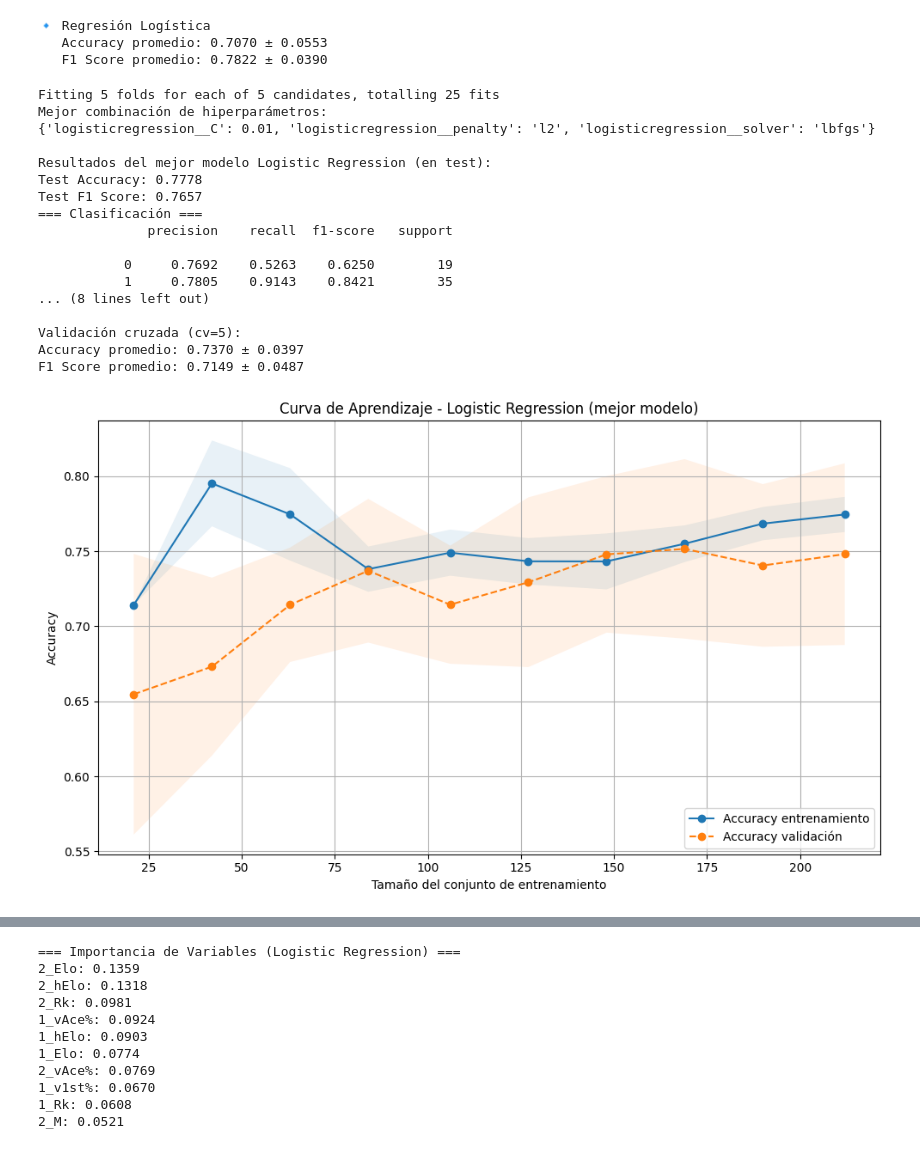
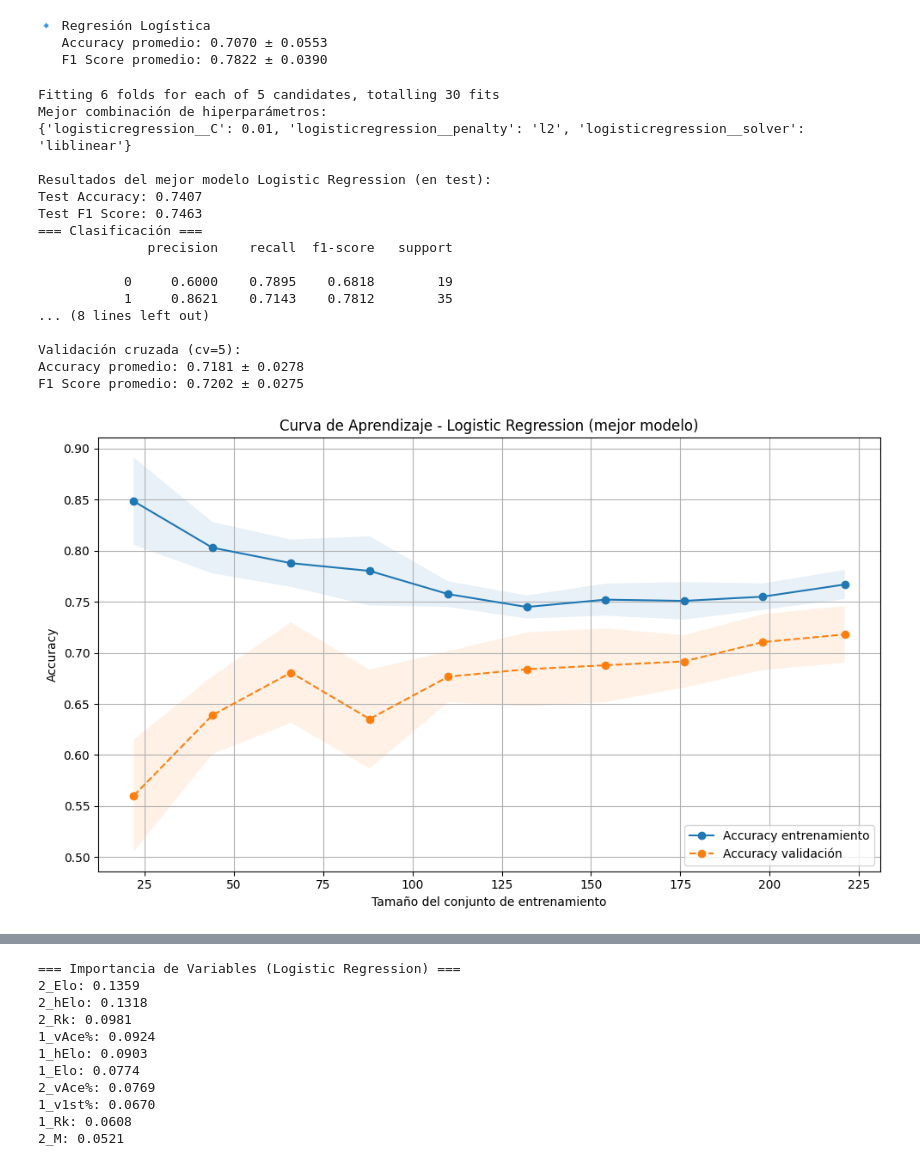
Before and after one commit to joseluis031/TFG_Tennis, a Jupyter notebook: copia3.ipynb, the cells around one changed output, grey strips where cells are left out. Saved outputs shown, nothing was run; the diff lists cells and outputs as text; code cells hidden in the pictures.

```diff
--- a/copia3.ipynb
+++ b/copia3.ipynb
@@ -391,19 +391,20 @@ print(f"   F1 Score promedio: {lr_f1.mean():.4f} ± {lr_f1.std():.4f}")
 # === 3. Definir pipeline y parámetros para GridSearch ===
 pipe = make_pipeline(
     StandardScaler(),
-    LogisticRegression(max_iter=1000, random_state=42)
+    LogisticRegression(max_iter=100, random_state=42)
 )
 
 param_grid = {
     'logisticregression__C': [0.01, 0.1, 1, 10, 100],  # valores típicos para regularización
     'logisticregression__penalty': ['l2'],
-    'logisticregression__solver': ['lbfgs']
+    'logisticregression__solver': ['liblinear'],  # solvers compatibles con l2
+
 }
 
 grid_search = GridSearchCV(
     pipe,
     param_grid,
-    cv=5,
+    cv=6,
     scoring='f1_weighted',
     n_jobs=-1,
     verbose=1
@@ -430,7 +431,7 @@ print("=== Matriz de confusión ===")
 print(confusion_matrix(y_test, y_pred))
 
 # === 6. Validación cruzada con el mejor modelo ===
-cv = StratifiedKFold(n_splits=5, shuffle=True, random_state=42)
+cv = StratifiedKFold(n_splits=6, shuffle=True, random_state=42)
 cv_acc = cross_val_score(best_model, X, y, cv=cv, scoring='accuracy', n_jobs=-1)
 cv_f1 = cross_val_score(best_model, X, y, cv=cv, scoring='f1_weighted', n_jobs=-1)
 
@@ -440,7 +441,7 @@ print(f"F1 Score promedio: {cv_f1.mean():.4f} ± {cv_f1.std():.4f}")
 
 # === 7. Curva de aprendizaje ===
 train_sizes, train_scores, val_scores = learning_curve(
-    best_model, X, y, cv=5, scoring='accuracy',
+    best_model, X, y, cv=cv, scoring='accuracy',
     train_sizes=np.linspace(0.1, 1.0, 10), n_jobs=-1
 )
 
@@ -459,42 +460,42 @@ plt.ylabel("Accuracy")
 plt.title("Curva de Aprendizaje - Logistic Regression (mejor modelo)")
 plt.legend(loc="lower right")
 plt.grid(True)
 plt.tight_layout()
 plt.show()
 
 # === 8. Curva Precisión-Recall ===
 y_proba = best_model.predict_proba(X_test)[:, 1]
 precision, recall, _ = precision_recall_curve(y_test, y_proba)
 ap = average_precision_score(y_test, y_proba)
 
 plt.figure(figsize=(8, 5))
 plt.plot(recall, precision, label=f'Average Precision = {ap:.4f}')
 plt.xlabel("Recall")
 plt.ylabel("Precision")
 plt.title("Curva Precisión-Recall – Logistic Regression")
 plt.legend()
 plt.grid(True)
 plt.tight_layout()
 plt.show()
 # %% [output]
-Fitting 5 folds for each of 5 candidates, totalling 25 fits
+Fitting 6 folds for each of 5 candidates, totalling 30 fits
 Mejor combinación de hiperparámetros:
-{'logisticregression__C': 0.01, 'logisticregression__penalty': 'l2', 'logisticregression__solver': 'lbfgs'}
+{'logisticregression__C': 0.01, 'logisticregression__penalty': 'l2', 'logisticregression__solver': 'liblinear'}
 
 Resultados del mejor modelo Logistic Regression (en test):
-Test Accuracy: 0.7778
-Test F1 Score: 0.7657
+Test Accuracy: 0.7407
+Test F1 Score: 0.7463
 === Clasificación ===
               precision    recall  f1-score   support
 
-           0     0.7692    0.5263    0.6250        19
-           1     0.7805    0.9143    0.8421        35
+           0     0.6000    0.7895    0.6818        19
+           1     0.8621    0.7143    0.7812        35
 ... (8 lines left out)
 
 Validación cruzada (cv=5):
-Accuracy promedio: 0.7370 ± 0.0397
-F1 Score promedio: 0.7149 ± 0.0487
+Accuracy promedio: 0.7181 ± 0.0278
+F1 Score promedio: 0.7202 ± 0.0275
-[figure, old version]
+[figure, new version]
 [figure]
 # %%
 # === 9. Importancia de variables (coeficientes absolutos) ===
```
Also changed, not shown: parts of 2 cells of this notebook, 31 other files.
